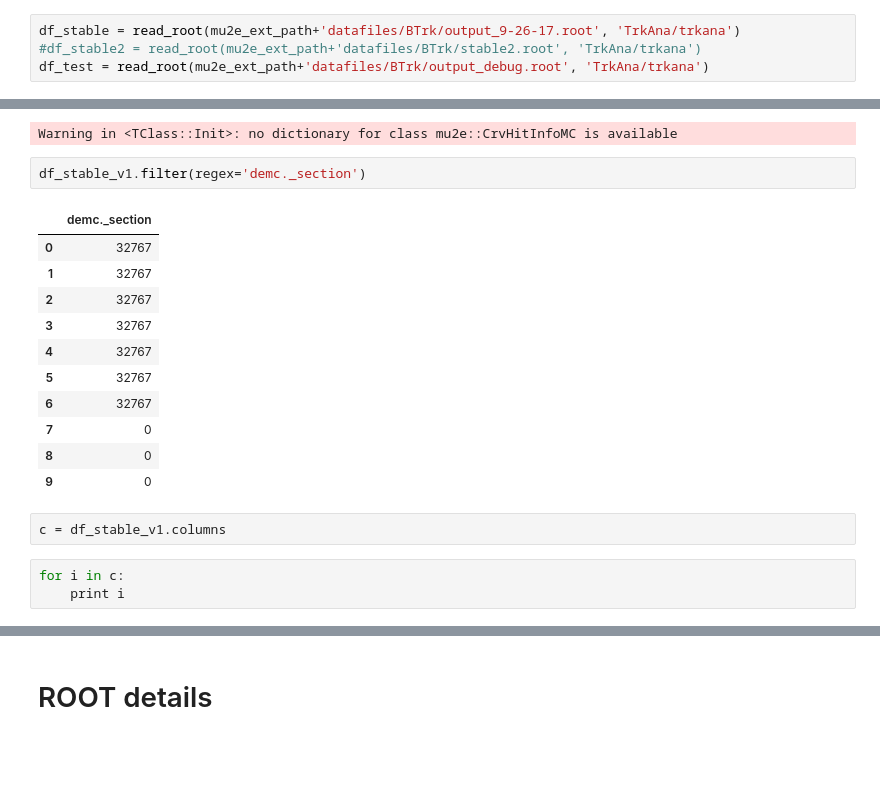
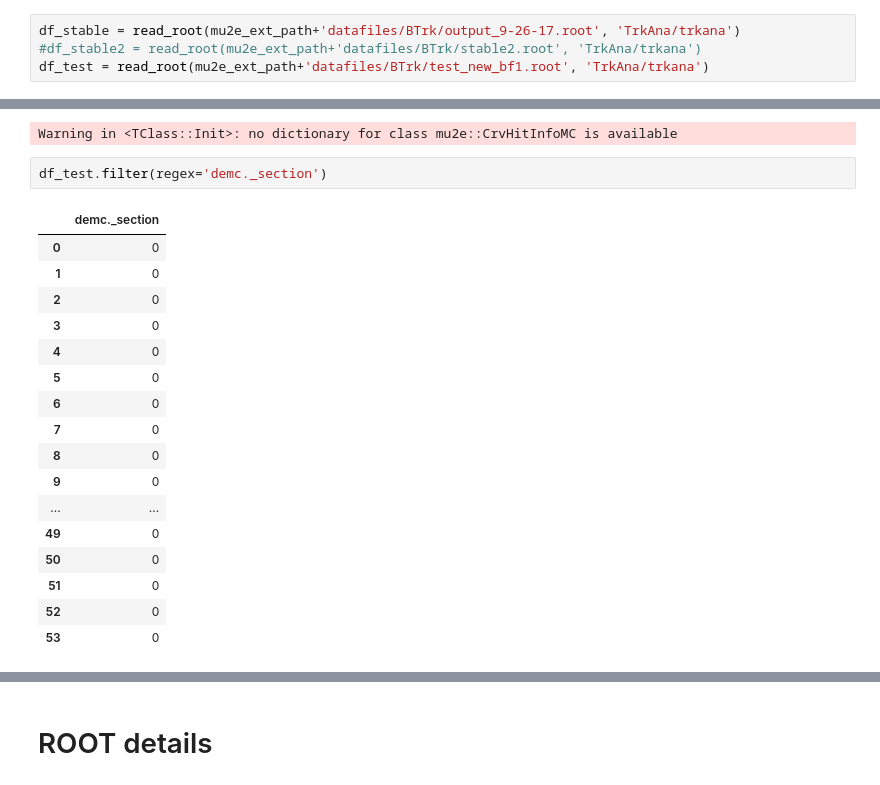
Before and after one commit to pollackscience/Mu2E, a Jupyter notebook: scripts/BTrk/btrk_checksum.ipynb, the cells around one changed output, grey strips where cells are left out. Drawn from its saved outputs; the diff is of its cells as text; blank space fills up the shorter version.

```diff
--- a/scripts/BTrk/btrk_checksum.ipynb
+++ b/scripts/BTrk/btrk_checksum.ipynb
@@ -21,7 +24,7 @@ df_test = read_root(mu2e_ext_path+'datafiles/BTrk/output_debug.root', 'TrkAna/tr
 # %%
 df_stable = read_root(mu2e_ext_path+'datafiles/BTrk/output_9-26-17.root', 'TrkAna/trkana')
 #df_stable2 = read_root(mu2e_ext_path+'datafiles/BTrk/stable2.root', 'TrkAna/trkana')
-df_test = read_root(mu2e_ext_path+'datafiles/BTrk/output_debug.root', 'TrkAna/trkana')
+df_test = read_root(mu2e_ext_path+'datafiles/BTrk/test_new_bf1.root', 'TrkAna/trkana')
 # %%
 df_stable1000 = read_root(mu2e_ext_path+'datafiles/BTrk/stable1000_6-15-17.root', 'TrkAna/trkana')
 #df_stable2 = read_root(mu2e_ext_path+'datafiles/BTrk/stable2.root', 'TrkAna/trkana')
@@ -35,21 +38,22 @@ df_stable_v5 = read_root(mu2e_ext_path+'datafiles/BTrk/stable_r5_vMaster.root',
 # %% [output]
 Warning in <TClass::Init>: no dictionary for class mu2e::CrvHitInfoMC is available
 # %%
-df_stable_v1.filter(regex='demc._section')
+df_test.filter(regex='demc._section')
 # %% [output]
 |  | demc._section |
-| 0 | 32767 |
-| 1 | 32767 |
-| 2 | 32767 |
-| 3 | 32767 |
-| 4 | 32767 |
-| 5 | 32767 |
-| 6 | 32767 |
+| 0 | 0 |
+| 1 | 0 |
+| 2 | 0 |
+| 3 | 0 |
+| 4 | 0 |
+| 5 | 0 |
+| 6 | 0 |
 | 7 | 0 |
 | 8 | 0 |
 | 9 | 0 |
+| ... | ... |
+| 49 | 0 |
+| 50 | 0 |
+| 51 | 0 |
+| 52 | 0 |
+| 53 | 0 |
-# %%
-c = df_stable_v1.columns
-# %%
-for i in c:
-    print i
```
Also changed, not shown: parts of 5 cells of this notebook, 12 other files.
